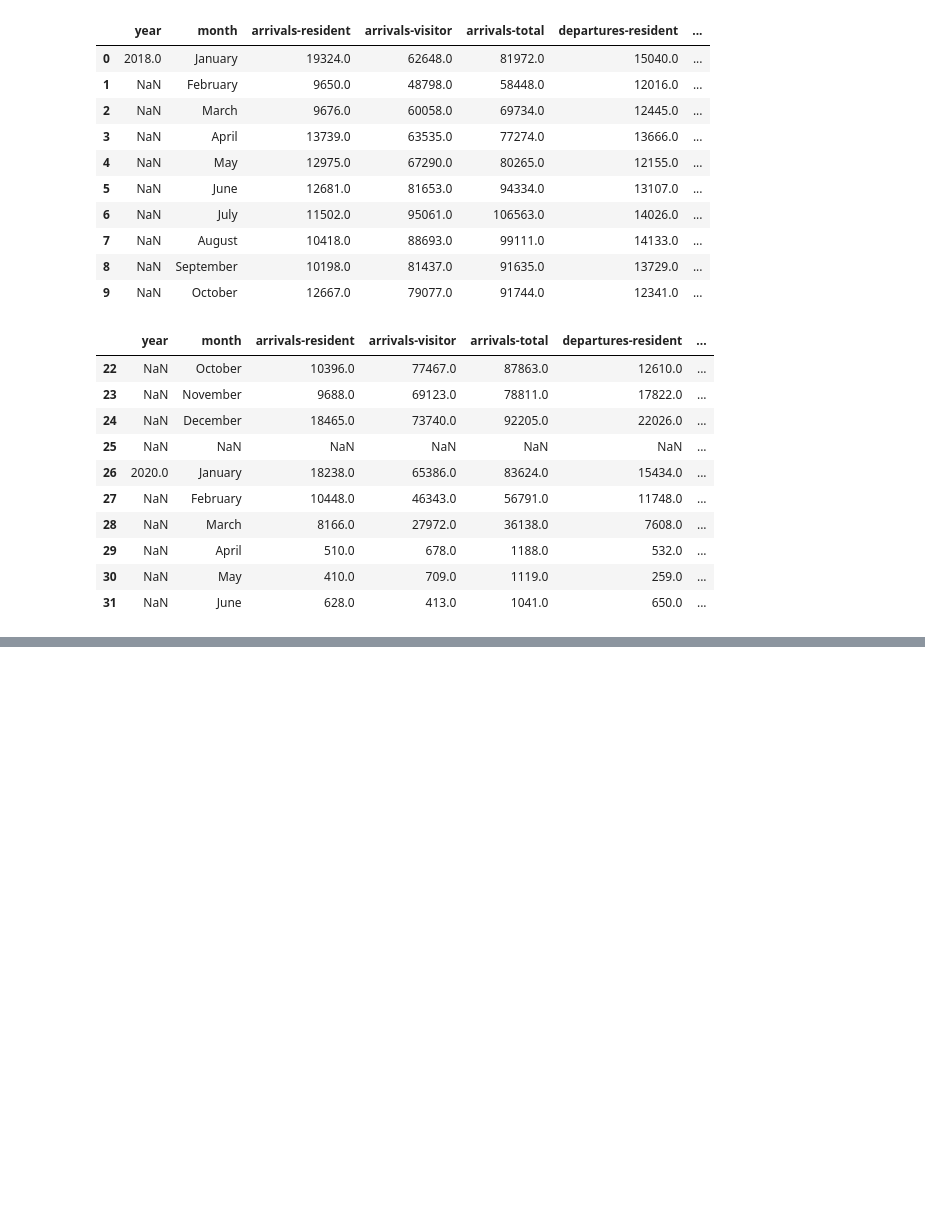
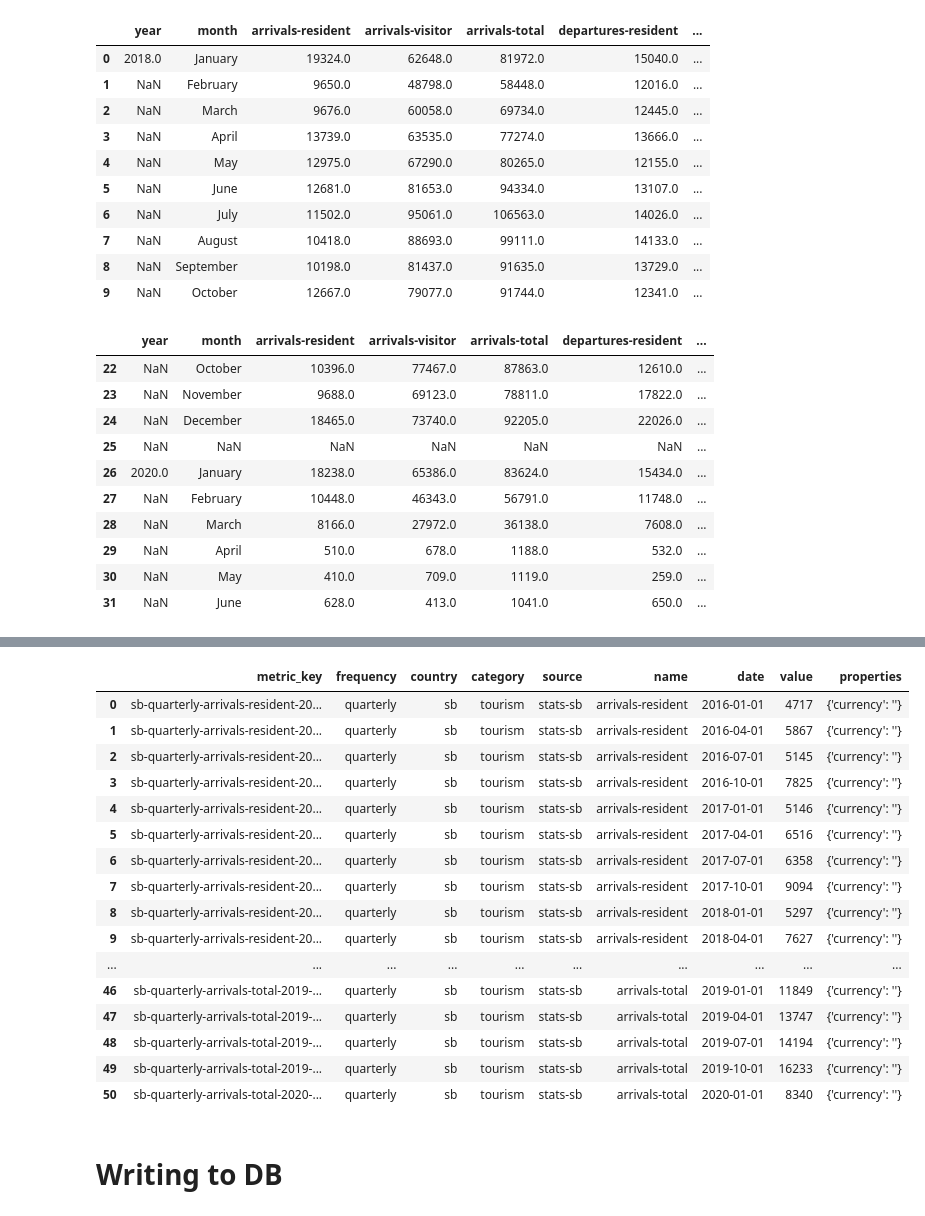
Before and after one commit to GeoffPidcock/ais-pacifimpact, a Jupyter notebook: notebooks/00--geoffpidcock--data-prep-visitors.ipynb, the cells around one changed output, grey strips where cells are left out. Saved outputs shown, nothing was run; the diff lists cells and outputs as text; code cells hidden in the pictures; blank space fills up the shorter version.

```diff
--- a/notebooks/00--geoffpidcock--data-prep-visitors.ipynb
+++ b/notebooks/00--geoffpidcock--data-prep-visitors.ipynb
@@ -76,0 +456,14 @@ display(fj_data_1.head(10),fj_data_1.tail(10))
+# %%
+# cast year and quarter as date
+def quarter_mapping(q):
+    mapping = {
+        1: 'Jan'
+        ,2: 'Apr'
+        ,3: 'Jul'
+        ,4:'Oct'
+    }
+    return mapping.get(q)
+sb_data_prep['month'] = sb_data_prep.quarter.apply(lambda x: quarter_mapping(x))
+sb_data_prep['year_month'] = sb_data_prep['year'].astype('str') +' '+ sb_data_prep['month']
+sb_data_prep['date'] = pd.to_datetime(sb_data_prep['year_month'],format='%Y %b')
+sb_data_prep
@@ -76,0 +489,8 @@ display(fj_data_1.head(10),fj_data_1.tail(10))
+# %%
+# apply assumption in calculating full arrivals-resident
+sb_data_prep_2 = sb_data_prep.copy()
+for c in ['arrivals-resident-1','arrivals-resident-2','arrivals-visitor','arrivals-total']:
+    sb_data_prep_2[c] = pd.to_numeric(sb_data_prep_2[c].astype(str).str.replace(',',''), errors='coerce')
+
+sb_data_prep_2['arrivals-resident'] = sb_data_prep_2['arrivals-resident-1'] + sb_data_prep_2['arrivals-resident-2']
+sb_data_prep_2
@@ -76,0 +516,9 @@ display(fj_data_1.head(10),fj_data_1.tail(10))
+# %%
+# melt
+sb_data_prep3 = sb_data_prep_2.copy()
+sb_data_prep3 = sb_data_prep3.melt(id_vars = ['date']
+                  ,value_vars=['arrivals-resident','arrivals-visitor','arrivals-total']
+                  ,var_name='name'
+                  ,value_name='value'
+                  )
+# sb_data_prep3.head() #dev check
@@ -76,0 +532,11 @@ display(fj_data_1.head(10),fj_data_1.tail(10))
+# %%
+# append with metadata
+properties = "{'currency': ''}"
+sb_data_prep3['properties'] = properties
+sb_data_prep3['frequency'] = 'quarterly'
+sb_data_prep3['country'] = 'sb'
+sb_data_prep3['category'] = 'tourism'
+sb_data_prep3['source'] = 'stats-sb'
+sb_data_prep3['metric_key'] = sb_data_prep3['country']+'-'+sb_data_prep3['frequency']+'-'+sb_data_prep3['name']+'-'+sb_data_prep3['date'].astype('str')
+sb_data_prep3 = sb_data_prep3[['metric_key','frequency','country','category','source','name','date','value','properties']]
+sb_data_prep3.sample(10)
@@ -77,3 +575,25 @@ display(fj_data_1.head(10),fj_data_1.tail(10))
+# %%
+sb_data_prep3
+# %% [output]
+|  | metric_key | frequency | country | category | source | name | date | value | properties |
+| 0 | sb-quarterly-arrivals-resident-20... | quarterly | sb | tourism | stats-sb | arrivals-resident | 2016-01-01 | 4717 | {'currency': ''} |
+| 1 | sb-quarterly-arrivals-resident-20... | quarterly | sb | tourism | stats-sb | arrivals-resident | 2016-04-01 | 5867 | {'currency': ''} |
+| 2 | sb-quarterly-arrivals-resident-20... | quarterly | sb | tourism | stats-sb | arrivals-resident | 2016-07-01 | 5145 | {'currency': ''} |
+| 3 | sb-quarterly-arrivals-resident-20... | quarterly | sb | tourism | stats-sb | arrivals-resident | 2016-10-01 | 7825 | {'currency': ''} |
+| 4 | sb-quarterly-arrivals-resident-20... | quarterly | sb | tourism | stats-sb | arrivals-resident | 2017-01-01 | 5146 | {'currency': ''} |
+| 5 | sb-quarterly-arrivals-resident-20... | quarterly | sb | tourism | stats-sb | arrivals-resident | 2017-04-01 | 6516 | {'currency': ''} |
+| 6 | sb-quarterly-arrivals-resident-20... | quarterly | sb | tourism | stats-sb | arrivals-resident | 2017-07-01 | 6358 | {'currency': ''} |
+| 7 | sb-quarterly-arrivals-resident-20... | quarterly | sb | tourism | stats-sb | arrivals-resident | 2017-10-01 | 9094 | {'currency': ''} |
+| 8 | sb-quarterly-arrivals-resident-20... | quarterly | sb | tourism | stats-sb | arrivals-resident | 2018-01-01 | 5297 | {'currency': ''} |
+| 9 | sb-quarterly-arrivals-resident-20... | quarterly | sb | tourism | stats-sb | arrivals-resident | 2018-04-01 | 7627 | {'currency': ''} |
+| ... | ... | ... | ... | ... | ... | ... | ... | ... | ... |
+| 46 | sb-quarterly-arrivals-total-2019-... | quarterly | sb | tourism | stats-sb | arrivals-total | 2019-01-01 | 11849 | {'currency': ''} |
+| 47 | sb-quarterly-arrivals-total-2019-... | quarterly | sb | tourism | stats-sb | arrivals-total | 2019-04-01 | 13747 | {'currency': ''} |
+| 48 | sb-quarterly-arrivals-total-2019-... | quarterly | sb | tourism | stats-sb | arrivals-total | 2019-07-01 | 14194 | {'currency': ''} |
+| 49 | sb-quarterly-arrivals-total-2019-... | quarterly | sb | tourism | stats-sb | arrivals-total | 2019-10-01 | 16233 | {'currency': ''} |
+| 50 | sb-quarterly-arrivals-total-2020-... | quarterly | sb | tourism | stats-sb | arrivals-total | 2020-01-01 | 8340 | {'currency': ''} |
+# %% [markdown]
+# Writing to DB
 # %%
 try:
     engine = sqlalchemy.create_engine(connection_str)
```
Also changed, not shown: parts of 42 cells of this notebook, 1 other file.
